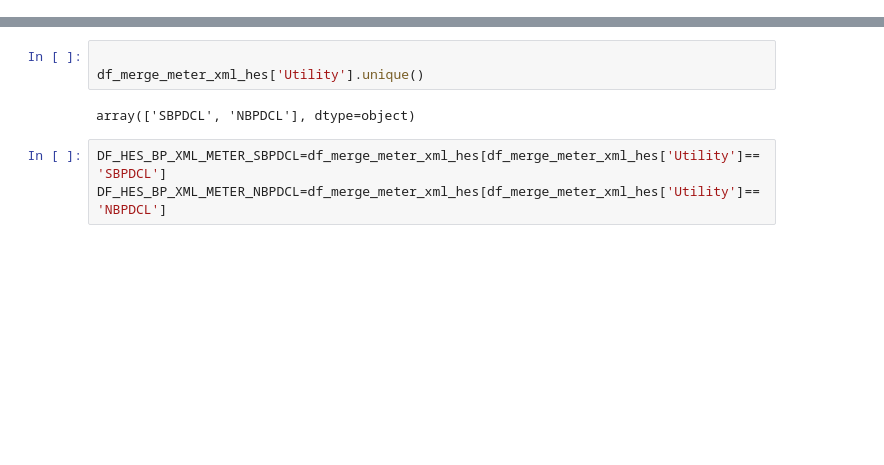
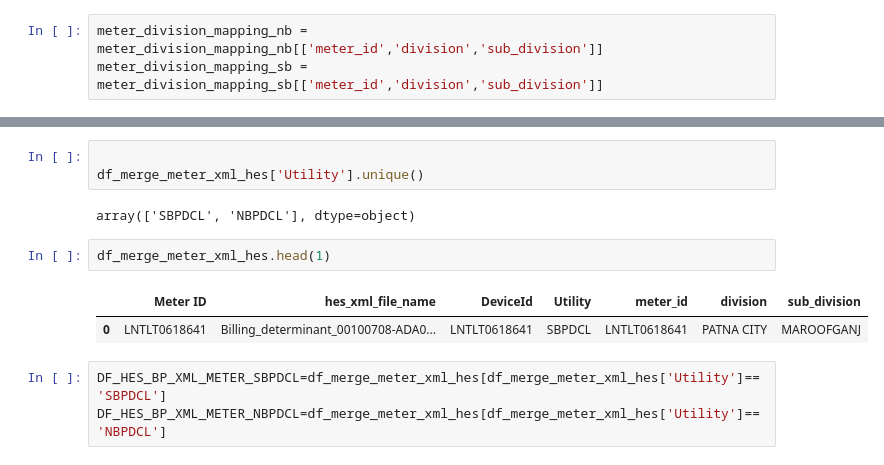
Before and after one commit to ratankj/EDF_XML_CODE, a Jupyter notebook: py_xml_refined_code.ipynb, the cells around one changed output, grey strips where cells are left out. Saved outputs shown, nothing was run; the diff lists cells and outputs as text; blank space fills up the shorter version.

```diff
--- a/py_xml_refined_code.ipynb
+++ b/py_xml_refined_code.ipynb
@@ -171,0 +194,3 @@ import pandas as pd
+# %%
+meter_division_mapping_nb = meter_division_mapping_nb[['meter_id','division','sub_division']]
+meter_division_mapping_sb = meter_division_mapping_sb[['meter_id','division','sub_division']]
@@ -232,6 +277,11 @@ df_merge_meter_xml_hes.drop_duplicates(subset=['Meter ID'],inplace=True)
 df_merge_meter_xml_hes['Utility'].unique()
 # %% [output]
 array(['SBPDCL', 'NBPDCL'], dtype=object)
+# %%
+df_merge_meter_xml_hes.head(1)
+# %% [output]
+|  | Meter ID | hes_xml_file_name | DeviceId | Utility | meter_id | division | sub_division |
+| 0 | LNTLT0618641 | Billing_determinant_00100708-ADA0... | LNTLT0618641 | SBPDCL | LNTLT0618641 | PATNA CITY | MAROOFGANJ |
 # %%
 DF_HES_BP_XML_METER_SBPDCL=df_merge_meter_xml_hes[df_merge_meter_xml_hes['Utility']=='SBPDCL']
 DF_HES_BP_XML_METER_NBPDCL=df_merge_meter_xml_hes[df_merge_meter_xml_hes['Utility']=='NBPDCL']
```
Also changed, not shown: parts of 38 cells of this notebook.
